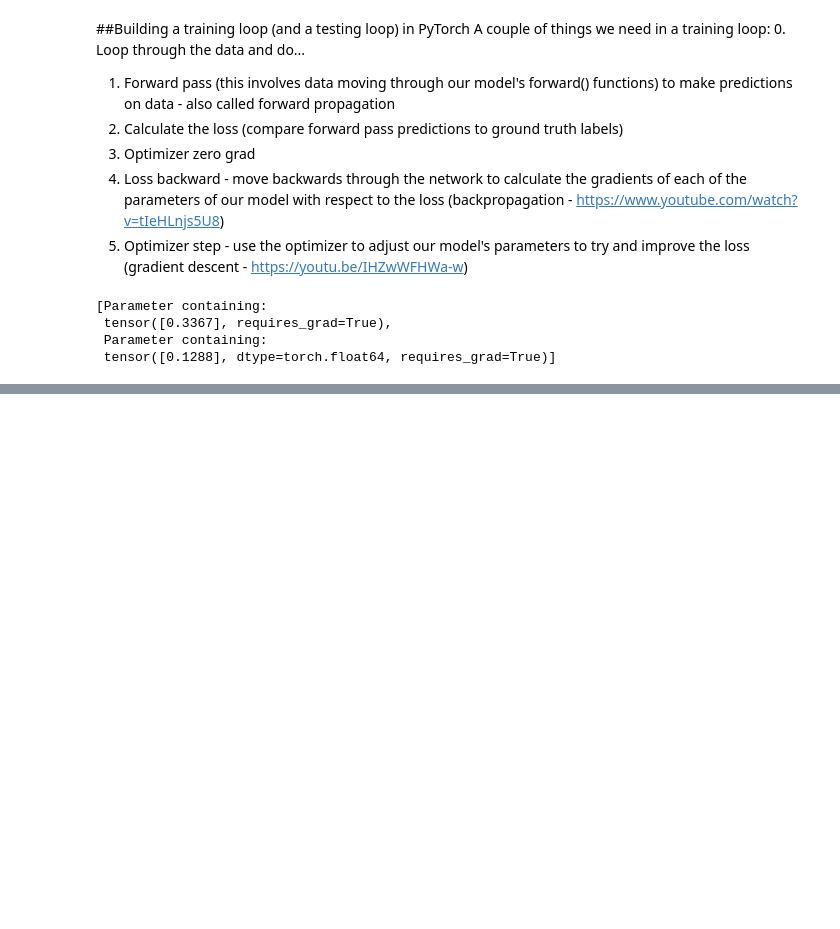
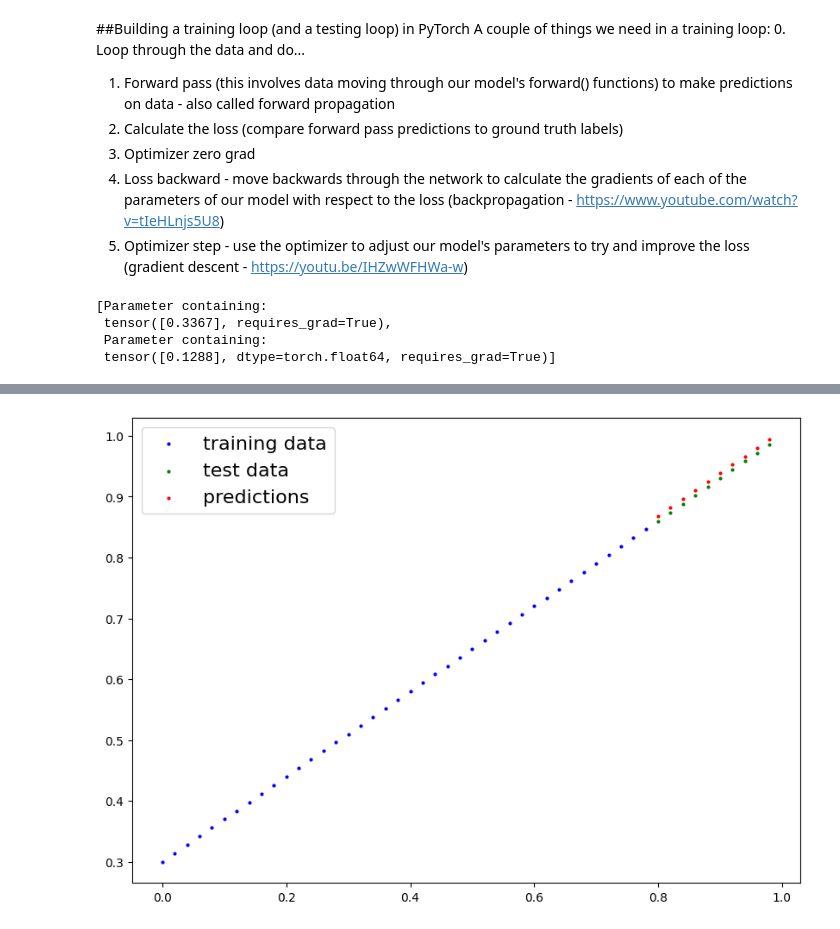
Before and after one commit to aaron-v19/practice, a Jupyter notebook: Pytorch_workflow.ipynb, the cells around one changed output, grey strips where cells are left out. Saved outputs shown, nothing was run; the diff lists cells and outputs as text; code cells hidden in the pictures; blank space fills up the shorter version.

```diff
--- a/Pytorch_workflow.ipynb
+++ b/Pytorch_workflow.ipynb
@@ -318,16 +355,3 @@ for epoch in range(epochs):
-# %%
-epochs=1
-
-for epoch in range(epochs):
-
-  model_0.train()
-
-  y_pred=model_0(X_train)
-
-  loss=loss_fn(y_pred,y_train)
-
-  optimizer.zero_grad()
-
-  loss.backward()
-
-  optimizer.step()
+# %%
+with torch.inference_mode():
+  y_preds_new=model_0(X_test)
@@ -333,0 +362,4 @@ for epoch in range(epochs):
+# %%
+plot_predictions(predictions=y_preds_new)
+# %% [output]
+[figure, added]
```
Also changed, not shown: parts of 14 cells of this notebook.
